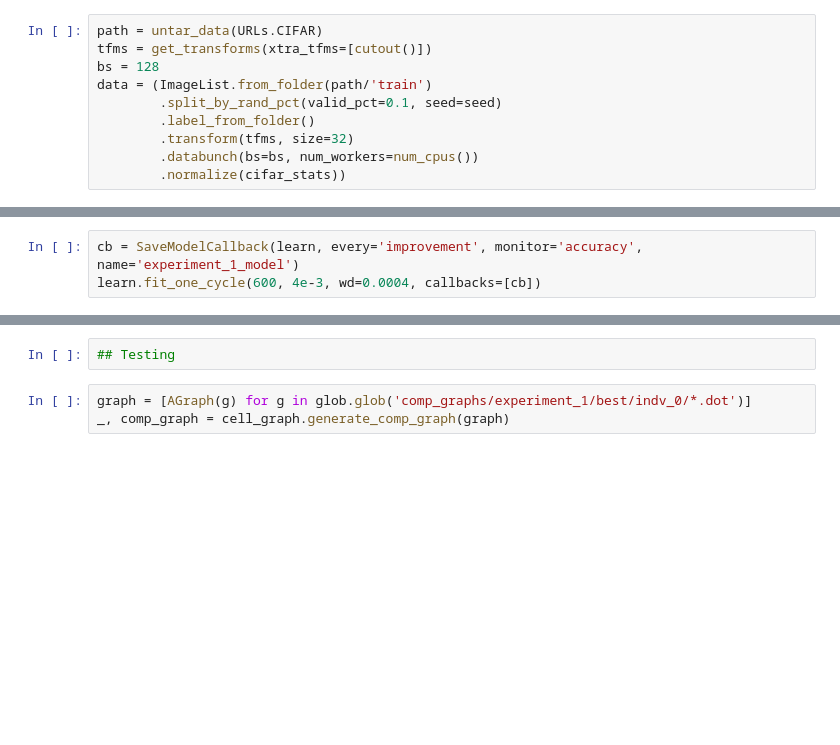
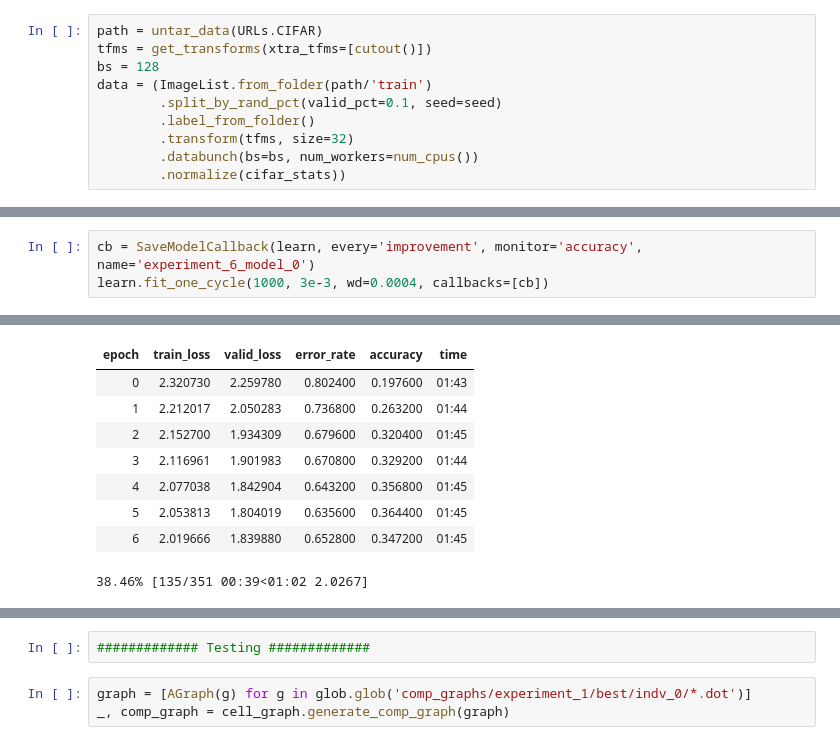
Before and after one commit to cliffbb/geppy_nn, a Jupyter notebook: evolution_search.ipynb, the cells around one changed output, grey strips where cells are left out. Saved outputs shown, nothing was run; the diff lists cells and outputs as text; blank space fills up the shorter version.

```diff
--- a/evolution_search.ipynb
+++ b/evolution_search.ipynb
@@ -64,3 +89,4 @@ learn.recorder.plot()
 # %%
-cb = SaveModelCallback(learn, every='improvement', monitor='accuracy', name='experiment_1_model')
-learn.fit_one_cycle(600, 4e-3, wd=0.0004, callbacks=[cb])
+cb = SaveModelCallback(learn, every='improvement', monitor='accuracy', name='experiment_6_model_0')
+learn.fit_one_cycle(1000, 3e-3, wd=0.0004, callbacks=[cb])
+# %% [output]
@@ -66,0 +94,9 @@ learn.fit_one_cycle(600, 4e-3, wd=0.0004, callbacks=[cb])
+| epoch | train_loss | valid_loss | error_rate | accuracy | time |
+| 0 | 2.320730 | 2.259780 | 0.802400 | 0.197600 | 01:43 |
+| 1 | 2.212017 | 2.050283 | 0.736800 | 0.263200 | 01:44 |
+| 2 | 2.152700 | 1.934309 | 0.679600 | 0.320400 | 01:45 |
+| 3 | 2.116961 | 1.901983 | 0.670800 | 0.329200 | 01:44 |
+| 4 | 2.077038 | 1.842904 | 0.643200 | 0.356800 | 01:45 |
+| 5 | 2.053813 | 1.804019 | 0.635600 | 0.364400 | 01:45 |
+| 6 | 2.019666 | 1.839880 | 0.652800 | 0.347200 | 01:45 |
+38.46% [135/351 00:39<01:02 2.0267]
@@ -67,5 +109,5 @@ learn.fit_one_cycle(600, 4e-3, wd=0.0004, callbacks=[cb])
 # %%
-## Testing
+############# Testing #############
 # %%
 graph = [AGraph(g) for g in glob.glob('comp_graphs/experiment_1/best/indv_0/*.dot')]
 _, comp_graph = cell_graph.generate_comp_graph(graph)
```
Also changed, not shown: parts of 7 cells of this notebook, 2 other files.
